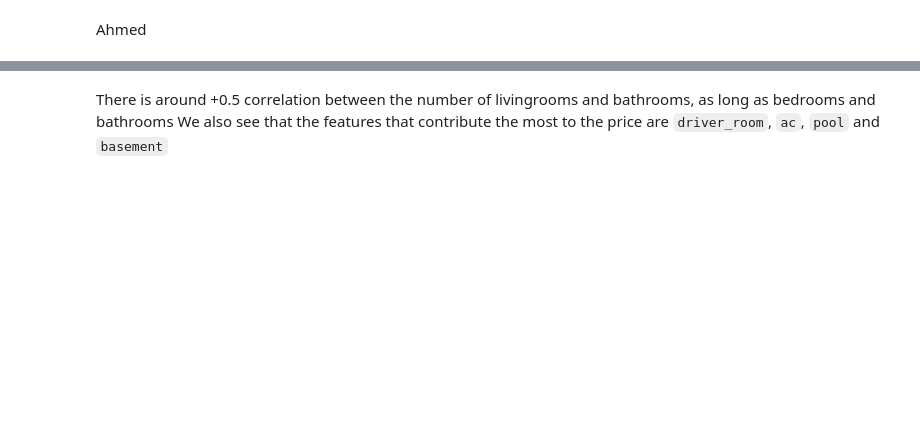
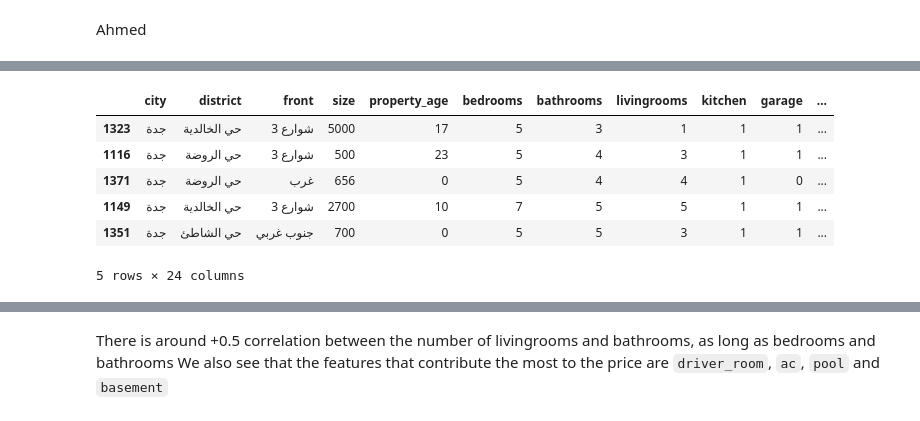
Before and after one commit to Turkinass/Aqar_Real_Estate_EDA, a Jupyter notebook: eda_raw.ipynb, the cells around one changed output, grey strips where cells are left out. Saved outputs shown, nothing was run; the diff lists cells and outputs as text; code cells hidden in the pictures; blank space fills up the shorter version.

```diff
--- a/eda_raw.ipynb
+++ b/eda_raw.ipynb
@@ -543,3 +424,15 @@ Error:
+# %%
+# drop the 2 extreme values
+data.drop(index=([1206, 1168]), axis=0, inplace=True)
+data[data["city"] == "جدة"].sort_values(by=['price'], ascending=False).head()
+# %% [output]
+|  | city | district | front | size | property_age | bedrooms | bathrooms | livingrooms | kitchen | garage | ... |
+| 1323 | جدة | حي الخالدية | 3 شوارع | 5000 | 17 | 5 | 3 | 1 | 1 | 1 | ... |
+| 1116 | جدة | حي الروضة | 3 شوارع | 500 | 23 | 5 | 4 | 3 | 1 | 1 | ... |
+| 1371 | جدة | حي الروضة | غرب | 656 | 0 | 5 | 4 | 4 | 1 | 0 | ... |
+| 1149 | جدة | حي الخالدية | 3 شوارع | 2700 | 10 | 7 | 5 | 5 | 1 | 1 | ... |
+| 1351 | جدة | حي الشاطئ | جنوب غربي | 700 | 0 | 5 | 5 | 3 | 1 | 1 | ... |
+5 rows × 24 columns
 # %%
 # find the price range in the 4 major cities
 # create the canva
```
Also changed, not shown: parts of 35 cells of this notebook, 18 other files.
